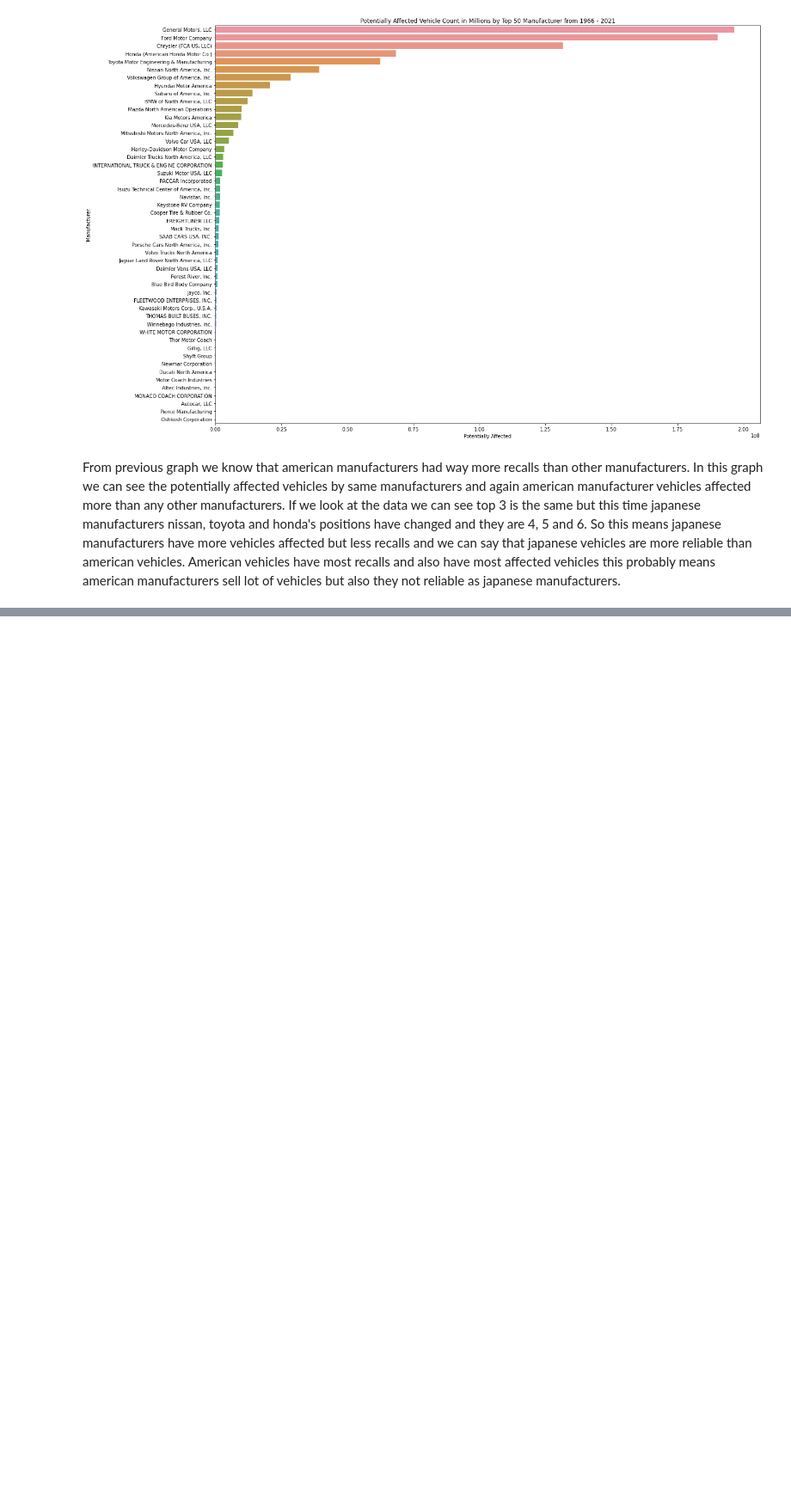
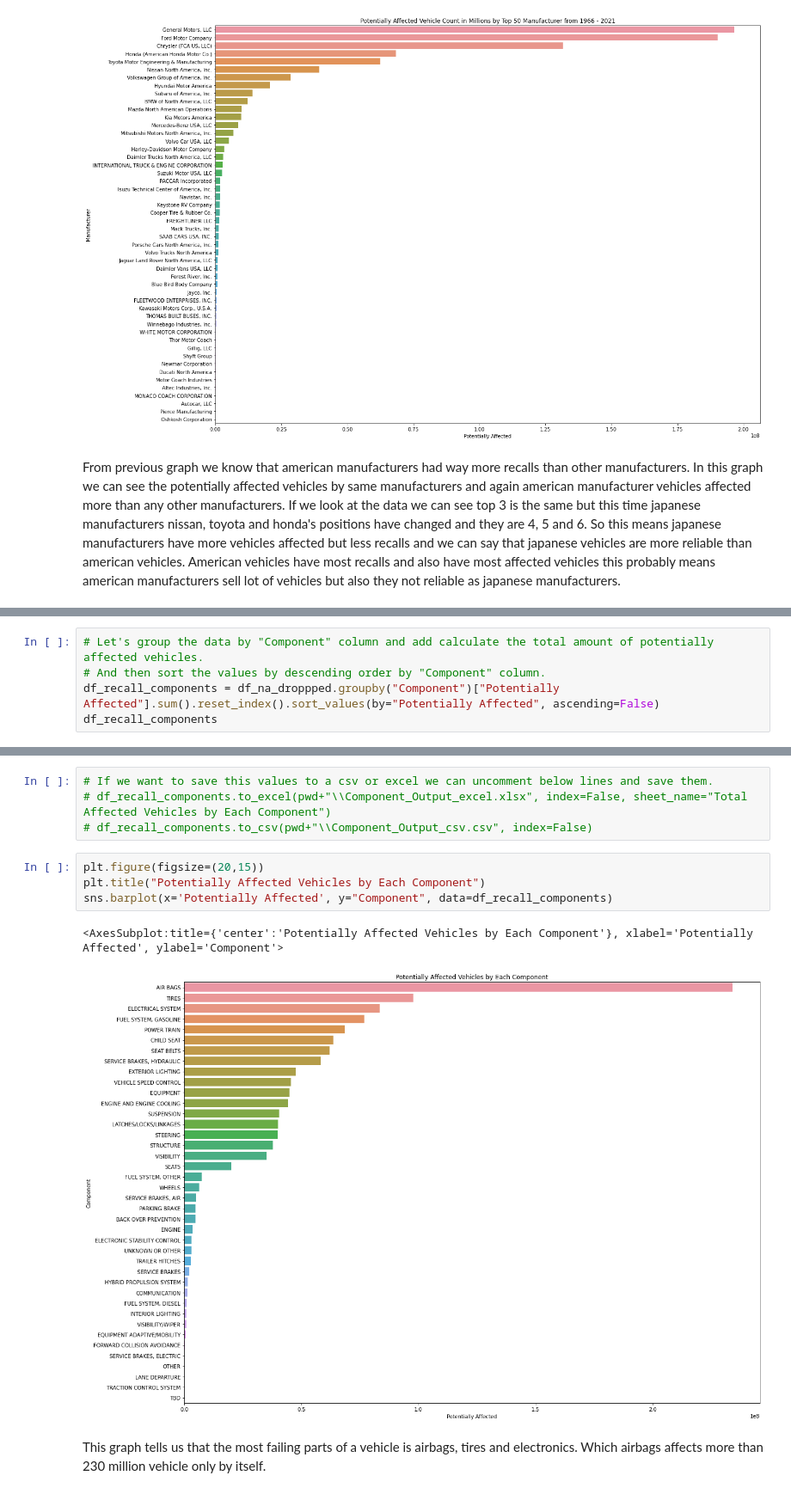
Before and after one commit to ekarbeyaz/nhtsa-recalls-data-manipulation, a Jupyter notebook: Script - Recalls.ipynb, the cells around one changed output, grey strips where cells are left out. Shown at 86% size. Drawn from its saved outputs; the diff is of its cells as text; blank space fills up the shorter version.

```diff
--- a/Script - Recalls.ipynb
+++ b/Script - Recalls.ipynb
@@ -244,0 +249,5 @@ From previous graph we know that american manufacturers had way more recalls tha
+# %%
+# Let's group the data by "Component" column and add calculate the total amount of potentially affected vehicles.
+# And then sort the values by descending order by "Component" column.
+df_recall_components = df_na_droppped.groupby("Component")["Potentially Affected"].sum().reset_index().sort_values(by="Potentially Affected", ascending=False)
+df_recall_components
@@ -244,0 +272,13 @@ From previous graph we know that american manufacturers had way more recalls tha
+# %%
+# If we want to save this values to a csv or excel we can uncomment below lines and save them.
+# df_recall_components.to_excel(pwd+"\\Component_Output_excel.xlsx", index=False, sheet_name="Total Affected Vehicles by Each Component")
+# df_recall_components.to_csv(pwd+"\\Component_Output_csv.csv", index=False)
+# %%
+plt.figure(figsize=(20,15))
+plt.title("Potentially Affected Vehicles by Each Component")
+sns.barplot(x='Potentially Affected', y="Component", data=df_recall_components)
+# %% [output]
+<AxesSubplot:title={'center':'Potentially Affected Vehicles by Each Component'}, xlabel='Potentially Affected', ylabel='Component'>
+[figure, added]
+# %% [markdown]
+This graph tells us that the most failing parts of a vehicle is airbags, tires and electronics. Which airbags affects more than 230 million vehicle only by itself.
```
Also changed, not shown: parts of 4 cells of this notebook.
